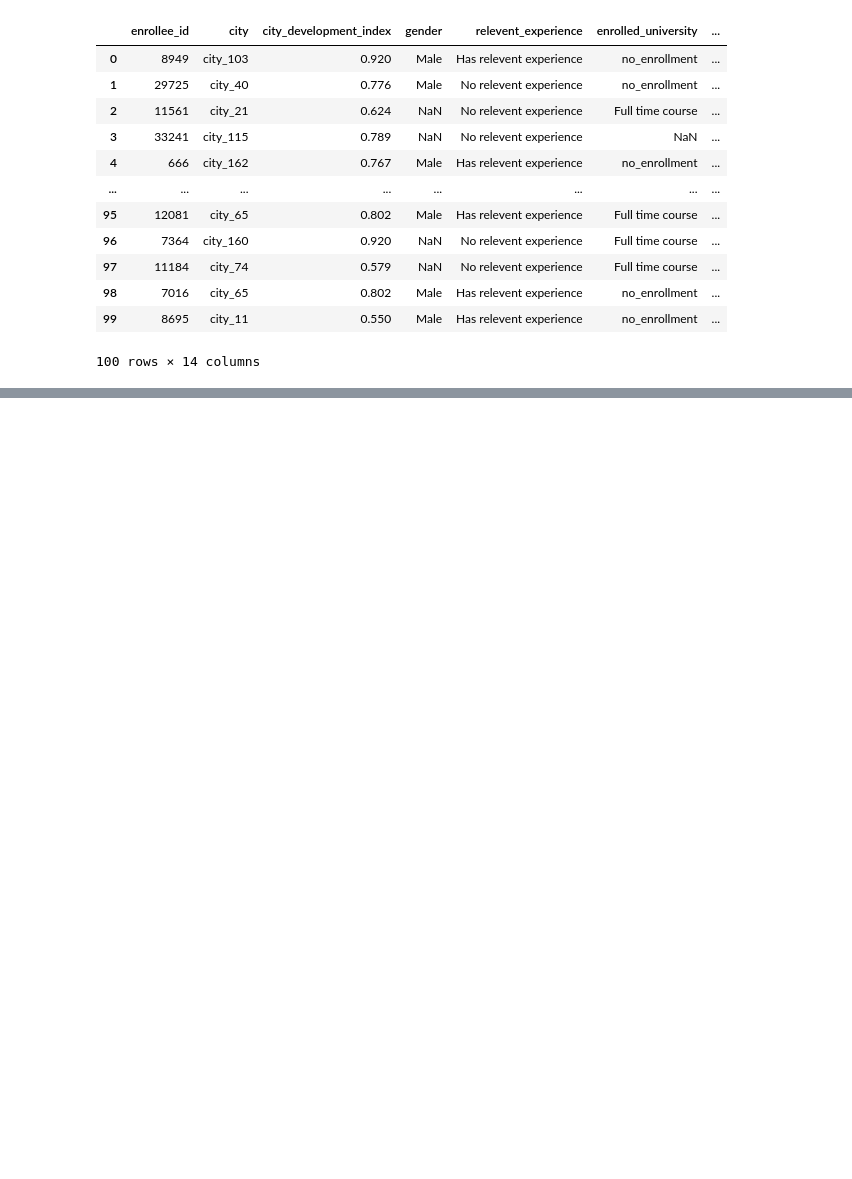
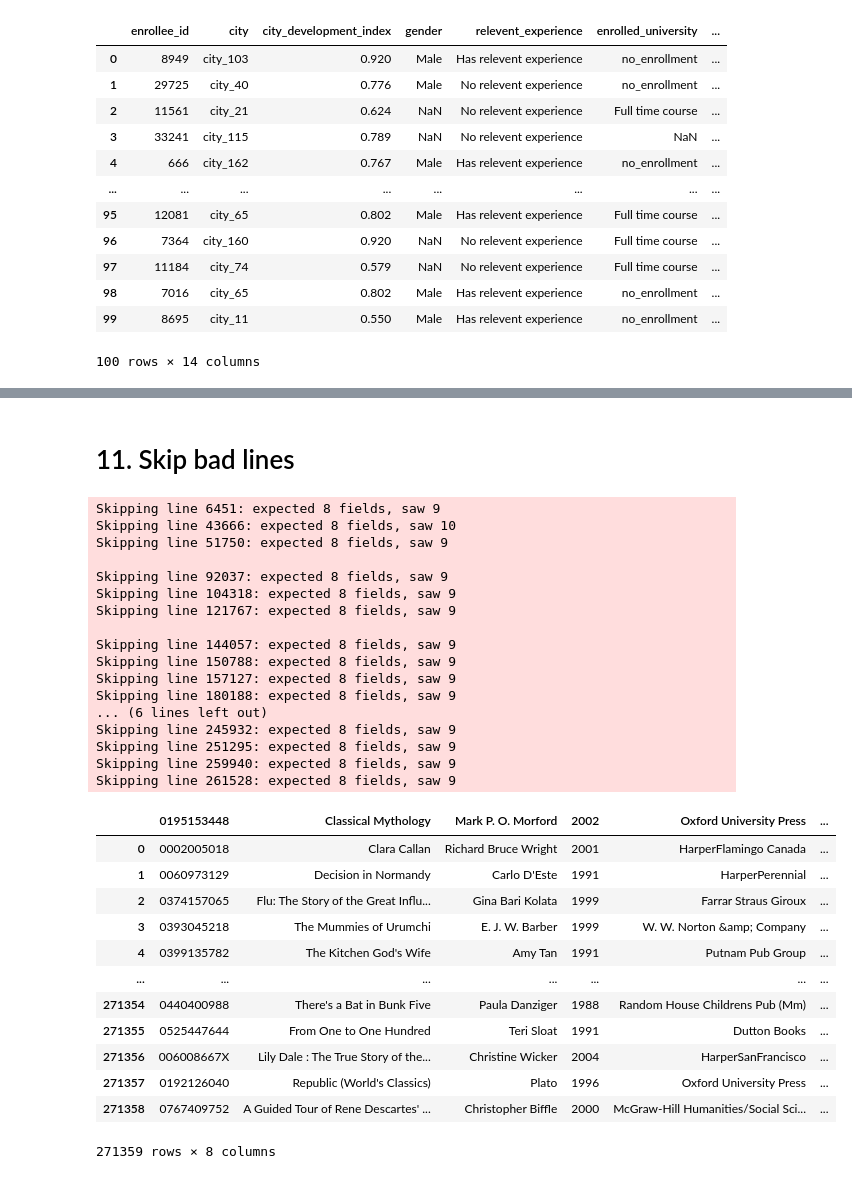
Before and after one commit to imabhishekc/100-days-of-ML, a Jupyter notebook: 3_working_with_csv_files/working-with-csv.ipynb, the cells around one changed output, grey strips where cells are left out. Drawn from its saved outputs; the diff is of its cells as text; code cells hidden in the pictures; blank space fills up the shorter version.

```diff
--- a/3_working_with_csv_files/working-with-csv.ipynb
+++ b/3_working_with_csv_files/working-with-csv.ipynb
@@ -163,0 +182,35 @@ pd.read_csv('aug_train.csv', nrows=100)
+# %% [markdown]
+# 11. Skip bad lines
+# %%
+pd.read_csv('BX-Books.csv', sep=';', encoding='latin-1', on_bad_lines='warn')
+# %% [output]
+Skipping line 6451: expected 8 fields, saw 9
+Skipping line 43666: expected 8 fields, saw 10
+Skipping line 51750: expected 8 fields, saw 9
+
+Skipping line 92037: expected 8 fields, saw 9
+Skipping line 104318: expected 8 fields, saw 9
+Skipping line 121767: expected 8 fields, saw 9
+
+Skipping line 144057: expected 8 fields, saw 9
+Skipping line 150788: expected 8 fields, saw 9
+Skipping line 157127: expected 8 fields, saw 9
+Skipping line 180188: expected 8 fields, saw 9
+... (6 lines left out)
+Skipping line 245932: expected 8 fields, saw 9
+Skipping line 251295: expected 8 fields, saw 9
+Skipping line 259940: expected 8 fields, saw 9
+Skipping line 261528: expected 8 fields, saw 9
+|  | 0195153448 | Classical Mythology | Mark P. O. Morford | 2002 | Oxford University Press | ... |
+| 0 | 0002005018 | Clara Callan | Richard Bruce Wright | 2001 | HarperFlamingo Canada | ... |
+| 1 | 0060973129 | Decision in Normandy | Carlo D'Este | 1991 | HarperPerennial | ... |
+| 2 | 0374157065 | Flu: The Story of the Great Influ... | Gina Bari Kolata | 1999 | Farrar Straus Giroux | ... |
+| 3 | 0393045218 | The Mummies of Urumchi | E. J. W. Barber | 1999 | W. W. Norton &amp; Company | ... |
+| 4 | 0399135782 | The Kitchen God's Wife | Amy Tan | 1991 | Putnam Pub Group | ... |
+| ... | ... | ... | ... | ... | ... | ... |
+| 271354 | 0440400988 | There's a Bat in Bunk Five | Paula Danziger | 1988 | Random House Childrens Pub (Mm) | ... |
+| 271355 | 0525447644 | From One to One Hundred | Teri Sloat | 1991 | Dutton Books | ... |
+| 271356 | 006008667X | Lily Dale : The True Story of the... | Christine Wicker | 2004 | HarperSanFrancisco | ... |
+| 271357 | 0192126040 | Republic (World's Classics) | Plato | 1996 | Oxford University Press | ... |
+| 271358 | 0767409752 | A Guided Tour of Rene Descartes' ... | Christopher Biffle | 2000 | McGraw-Hill Humanities/Social Sci... | ... |
+271359 rows × 8 columns
```
Also changed, not shown: parts of 14 cells of this notebook, 1 other file.
